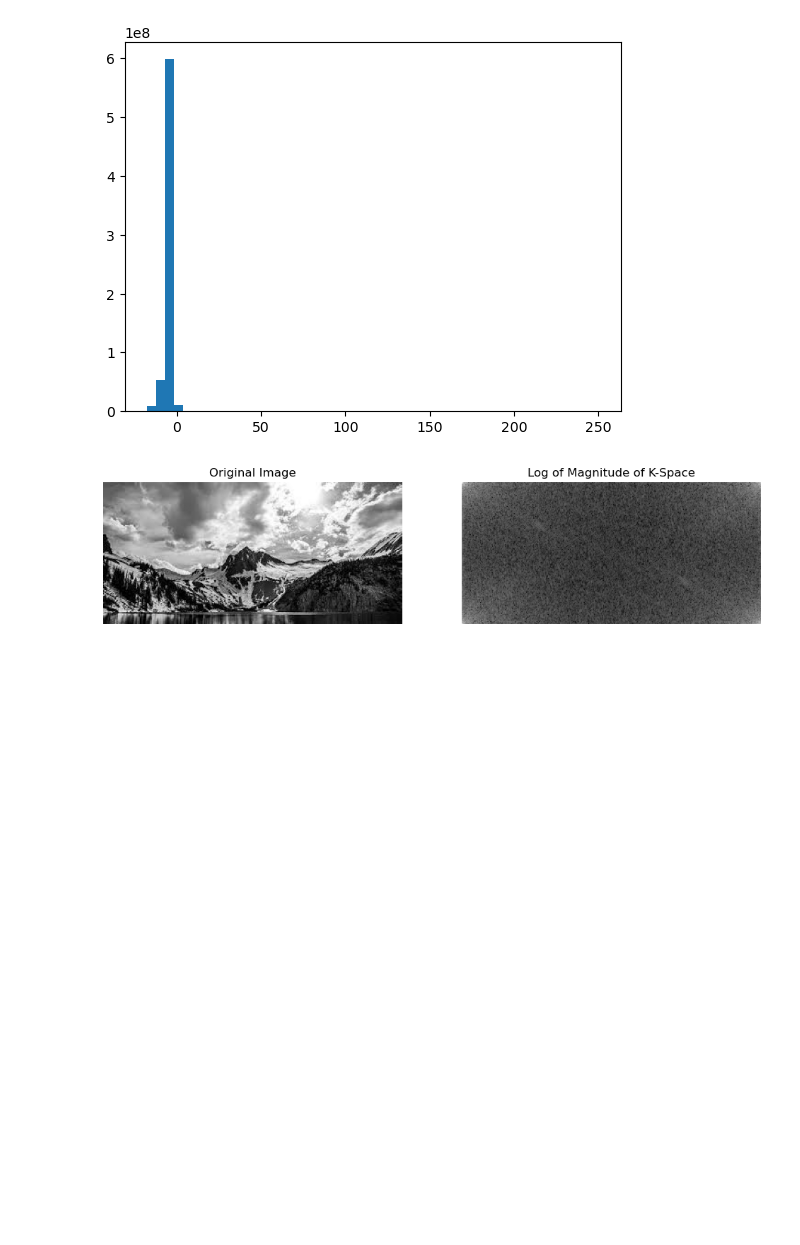
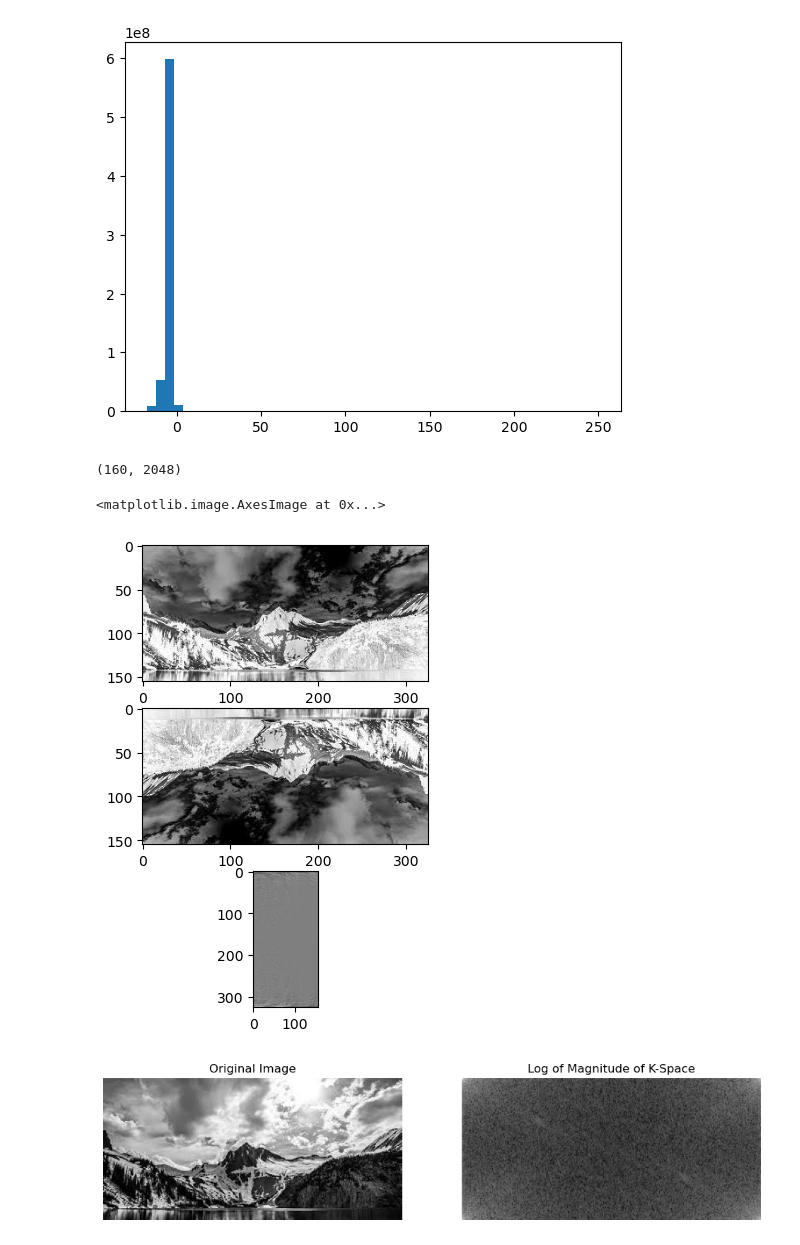
Before and after one commit to LukBorn/LFM, a Jupyter notebook: imaging/generate_psf.ipynb, the cells around one changed output. Cells and saved outputs as stored; diff of their text form; code cells hidden in the pictures; blank space fills up the shorter version.

```diff
--- a/imaging/generate_psf.ipynb
+++ b/imaging/generate_psf.ipynb
@@ -349,6 +375,10 @@ plt.hist(psf_bg.flatten(),bins = 50)
         239.1952, 244.5426, 249.89  ]),
  <BarContainer object of 50 artists>)
 [figure]
+# %%
+psf.max(axis=1).shape
+# %% [output]
+(160, 2048)
 # %%
 from tqdm.auto import tqdm
 import time
@@ -367,6 +397,31 @@ for i in range(3):
 
     outer.update(1)
 outer.close()
+# %%
+import numpy as np
+import matplotlib.pyplot as plt
+from skimage import io, color
+
+# Load an image (grayscale for simplicity)
+# Replace 'image_path' with the path of your image file
+image_path = r"C:\Users\jlab\Repos\lfm\imaging\sampleimg.jpg"
+original_image = io.imread(image_path)
+
+# Convert to grayscale if the image is RGB
+if original_image.ndim == 3:
+    original_image = color.rgb2gray(original_image)
+
+# Display the original image
+fig, ax = plt.subplots(3,1,figsize=(12, 6))
+ax[0].imshow(original_image,cmap = "binary")
+ax[1].imshow(original_image[::-1,::-1],cmap = "binary")
+fft_img = np.fft.fft2(original_image)
+ht_img = fft_img.conj().T
+
+ax[2].imshow(np.imag(np.fft.ifft(ht_img)),cmap = "binary")
+# %% [output]
+<matplotlib.image.AxesImage at 0x...>
+[figure, added]
 # %%
 import numpy as np
 import matplotlib.pyplot as plt
```
Also changed, not shown: parts of 2 cells of this notebook, 2 other files.
